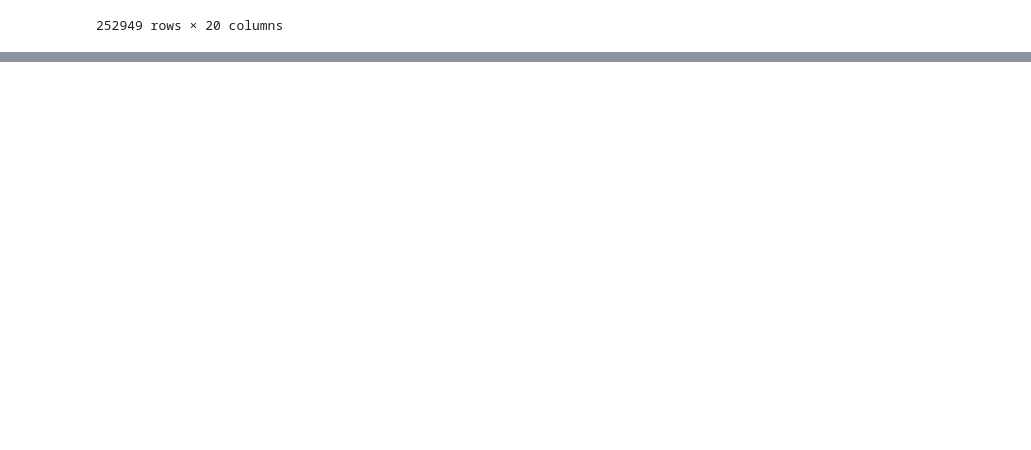
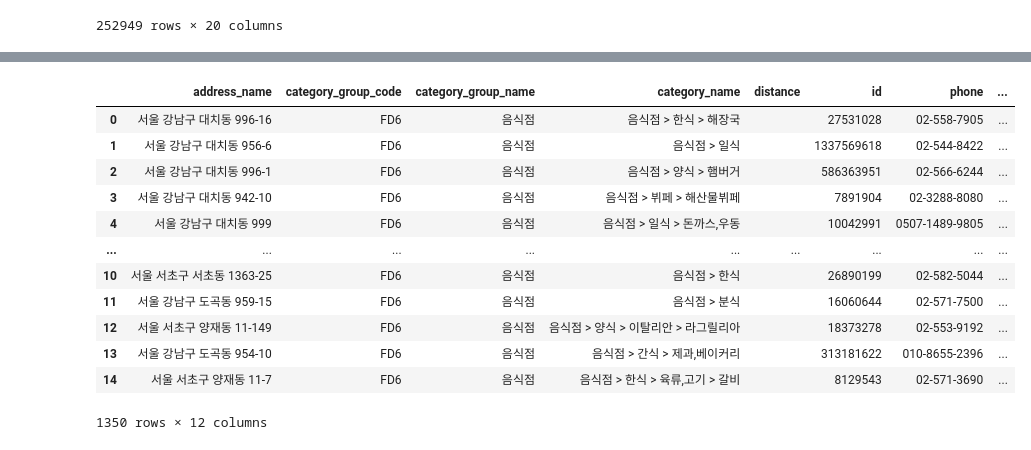
Before and after one commit to LearningnRunning/What2Eat, a Jupyter notebook: OldKakaoRok/OldCrawler_notebook.ipynb, the cells around one changed output, grey strips where cells are left out. Saved outputs shown, nothing was run; the diff lists cells and outputs as text; code cells hidden in the pictures; blank space fills up the shorter version.

```diff
--- a/OldKakaoRok/OldCrawler_notebook.ipynb
+++ b/OldKakaoRok/OldCrawler_notebook.ipynb
@@ -398,0 +524,55 @@ pd.concat([all_df,ad_df])
+# %%
+import requests
+from bs4 import BeautifulSoup
+
+region = ""
+all_df = pd.DataFrame()
+url = "https://dapi.kakao.com/v2/local/search/keyword.json"
+REST_API_KEY = "56f2996078b111211db16eba25db2d59"
+headers = {"Authorization": f"KakaoAK {REST_API_KEY}"}
+params = {
+    "radius" : "20000",
+    "category_group_code" : "FD6",
+    "query": f"{region} 맛집"
+}
+
+for i in range(1,46):
+    params['page'] = str(i)
+    response = requests.get(url, headers=headers, params=params)
+    tmp_json = response.json()['documents']
+    df = pd.DataFrame(tmp_json)
+    all_df = pd.concat([all_df, df])
+# %%
+all_df = all_df.rename(columns={
+    'x': 'diner_lat',
+    'y' : 'diner_lon',
+    'road_address_name': 'diner_address',
+    'place_name' : 'diner_name',
+    'category_name' : 'diner_category',
+    'phone' : 'diner_phone',
+    'id' : 'diner_id'
+    })
+# %%
+all_df = all_df.rename(columns={
+    'road_address_name': 'diner_address',
+    'place_name' : 'diner_name',
+    'category_name' : 'diner_category',
+    'phone' : 'diner_phone',
+    'id' : 'diner_id'
+    })
+# %%
+all_df
+# %% [output]
+|  | address_name | category_group_code | category_group_name | category_name | distance | id | phone | ... |
+| 0 | 서울 강남구 대치동 996-16 | FD6 | 음식점 | 음식점 > 한식 > 해장국 |  | 27531028 | 02-558-7905 | ... |
+| 1 | 서울 강남구 대치동 956-6 | FD6 | 음식점 | 음식점 > 일식 |  | 1337569618 | 02-544-8422 | ... |
+| 2 | 서울 강남구 대치동 996-1 | FD6 | 음식점 | 음식점 > 양식 > 햄버거 |  | 586363951 | 02-566-6244 | ... |
+| 3 | 서울 강남구 대치동 942-10 | FD6 | 음식점 | 음식점 > 뷔페 > 해산물뷔페 |  | 7891904 | 02-3288-8080 | ... |
+| 4 | 서울 강남구 대치동 999 | FD6 | 음식점 | 음식점 > 일식 > 돈까스,우동 |  | 10042991 | 0507-1489-9805 | ... |
+| ... | ... | ... | ... | ... | ... | ... | ... | ... |
+| 10 | 서울 서초구 서초동 1363-25 | FD6 | 음식점 | 음식점 > 한식 |  | 26890199 | 02-582-5044 | ... |
+| 11 | 서울 강남구 도곡동 959-15 | FD6 | 음식점 | 음식점 > 분식 |  | 16060644 | 02-571-7500 | ... |
+| 12 | 서울 서초구 양재동 11-149 | FD6 | 음식점 | 음식점 > 양식 > 이탈리안 > 라그릴리아 |  | 18373278 | 02-553-9192 | ... |
+| 13 | 서울 강남구 도곡동 954-10 | FD6 | 음식점 | 음식점 > 간식 > 제과,베이커리 |  | 313181622 | 010-8655-2396 | ... |
+| 14 | 서울 서초구 양재동 11-7 | FD6 | 음식점 | 음식점 > 한식 > 육류,고기 > 갈비 |  | 8129543 | 02-571-3690 | ... |
+1350 rows × 12 columns
```
Also changed, not shown: parts of 27 cells of this notebook.
